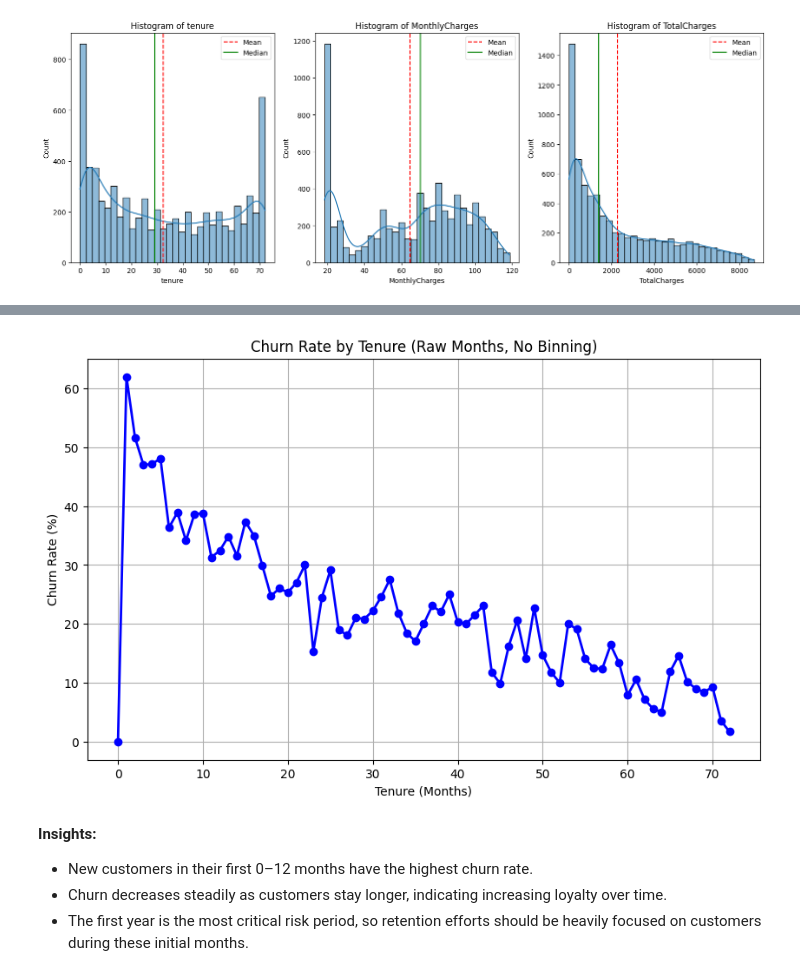
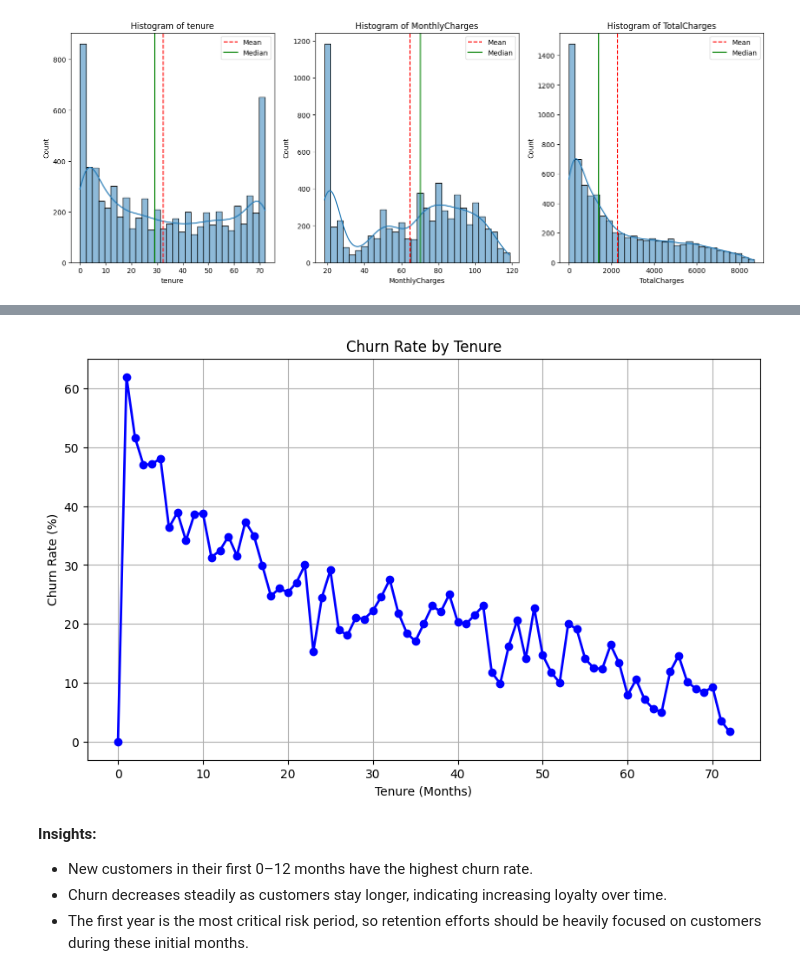
Before and after one commit to awithaaa/telco-customer-churn, a Jupyter notebook: Telco_Customer_Churn.ipynb, the cells around one changed output, grey strips where cells are left out. Cells and saved outputs as stored; diff of their text form; code cells hidden in the pictures.

```diff
--- a/Telco_Customer_Churn.ipynb
+++ b/Telco_Customer_Churn.ipynb
@@ -254,20 +243,20 @@ plt.show()
 # %%
 df['ChurnBinary'] = df['Churn'].replace({'Yes': 1, 'No': 0})
 
 tenure_churn_rate = df.groupby('tenure')['ChurnBinary'].mean() * 100
 
 plt.figure(figsize=(10,6))
 plt.plot(tenure_churn_rate.index, tenure_churn_rate.values,
          marker='o', linestyle='-', linewidth=2, color='blue')
 
-plt.title("Churn Rate by Tenure (Raw Months, No Binning)")
+plt.title("Churn Rate by Tenure")
 plt.xlabel("Tenure (Months)")
 plt.ylabel("Churn Rate (%)")
 plt.grid(True)
 
 plt.show()
 # %% [output]
-[figure, old version]
+[figure, new version]
 # %% [markdown]
 **Insights:**
 - New customers in their first 0–12 months have the highest churn rate.
```
Also changed, not shown: parts of 76 cells of this notebook.
